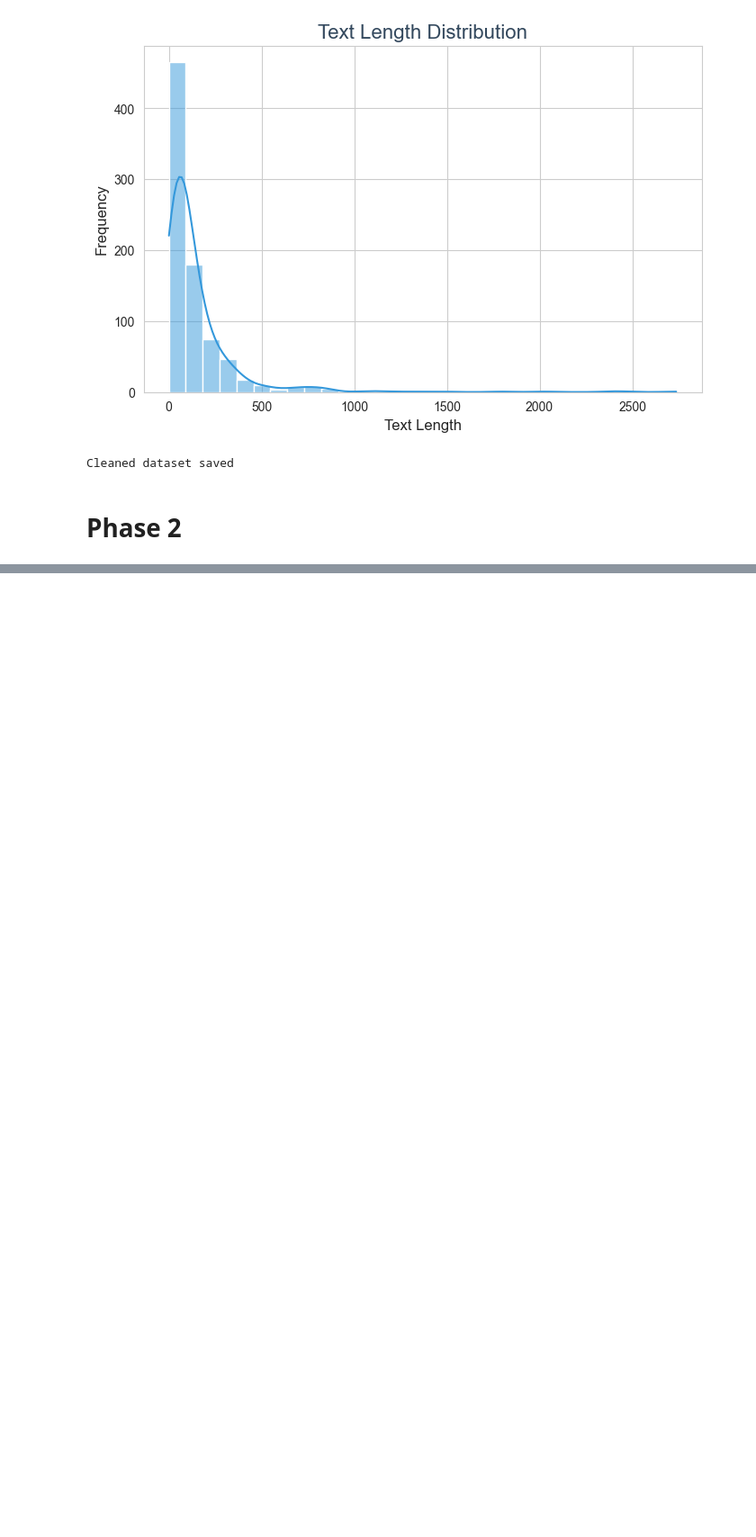
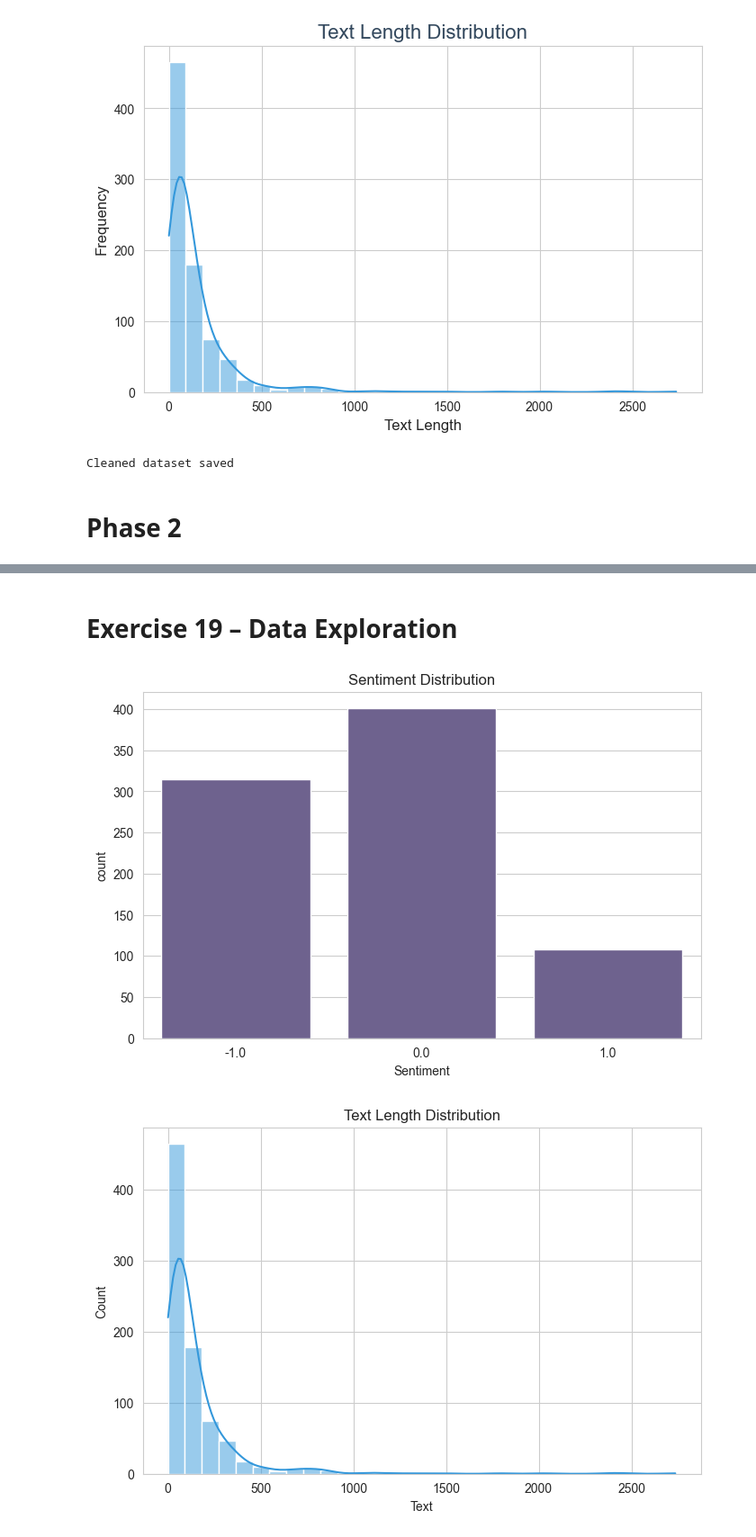
Before and after one commit to Kalthuma007/DM2025-Lab1-Exercise, a Jupyter notebook: DM2025-Lab1-Homework.ipynb, the cells around one changed output, grey strips where cells are left out. Shown at 90% size. Saved outputs shown, nothing was run; the diff lists cells and outputs as text; code cells hidden in the pictures; blank space fills up the shorter version.

```diff
--- a/DM2025-Lab1-Homework.ipynb
+++ b/DM2025-Lab1-Homework.ipynb
@@ -312,0 +426,17 @@ Cleaned dataset saved
+# %% [markdown]
+# Exercise 19 – Data Exploration
+# %%
+# Explore sentiment or category distributions
+sns.set_style("whitegrid")
+plt.figure(figsize=(8,5))
+sns.countplot(x='Sentiment', data=df, color='#6B5B95')
+plt.title('Sentiment Distribution')
+plt.show()
+
+plt.figure(figsize=(8,5))
+sns.histplot(df['Text'].apply(len), bins=30, color='#3498DB', kde=True)
+plt.title('Text Length Distribution')
+plt.show()
+# %% [output]
+[figure, added]
+[figure, added]
```
Also changed, not shown: parts of 27 cells of this notebook, 10 other files.
